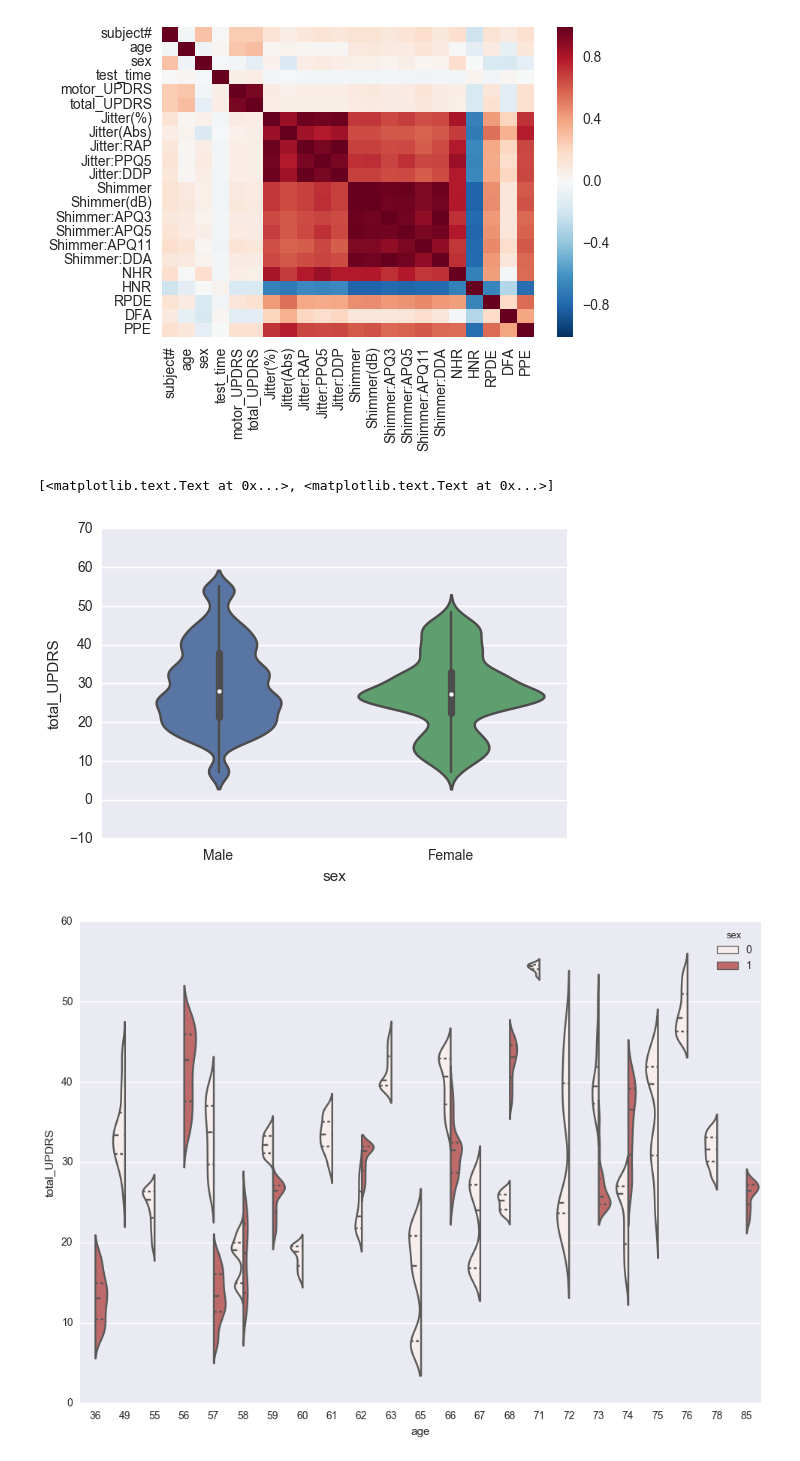
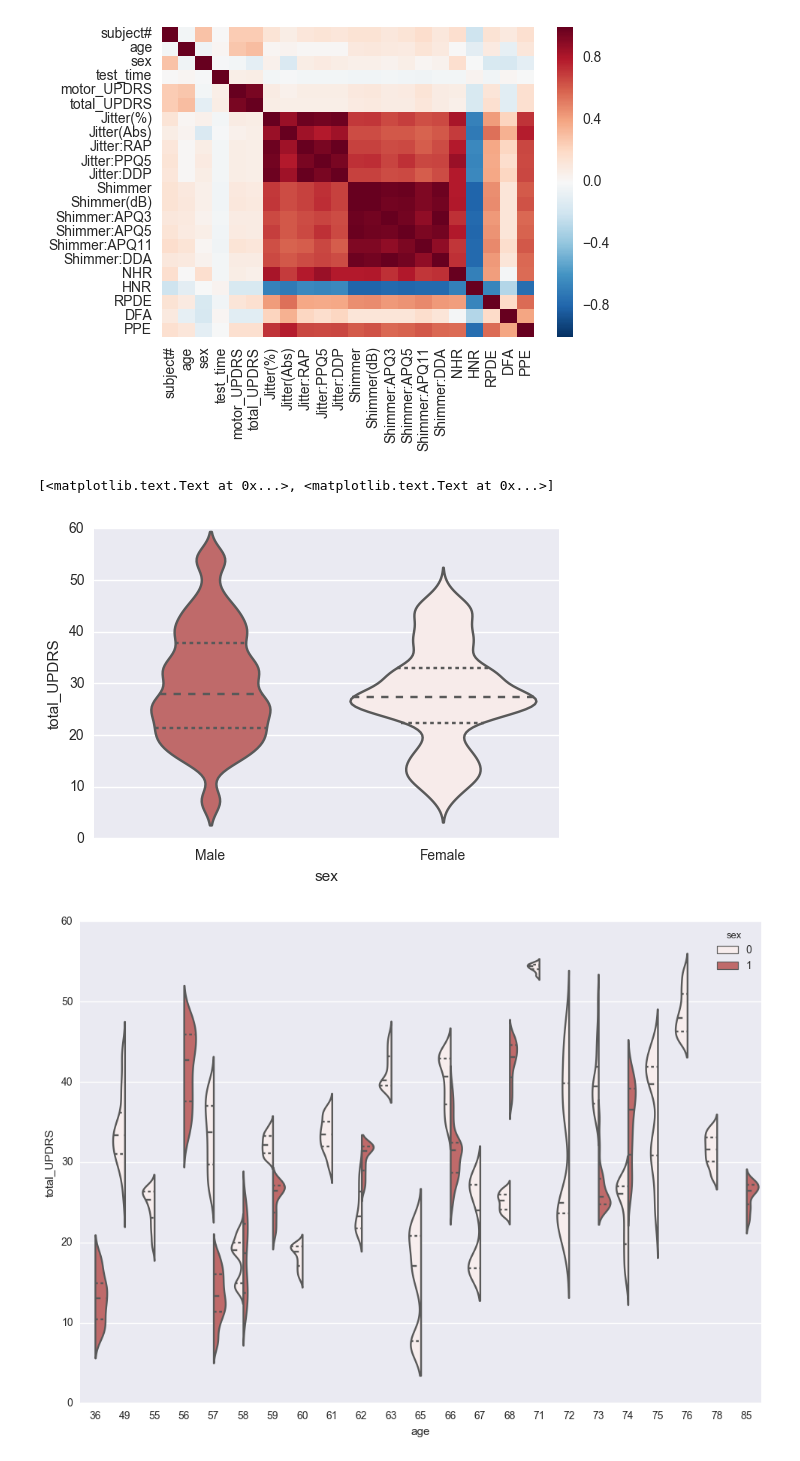
Before and after one commit to koelyl/Predict-Parkinsons, a Jupyter notebook: Parkinsons Prediction.ipynb, the cells around one changed output. Drawn from its saved outputs; the diff is of its cells as text; code cells hidden in the pictures.

Commit message:
Set violin plot colors by sex and add inner quartile markers

```diff
--- a/Parkinsons Prediction.ipynb
+++ b/Parkinsons Prediction.ipynb
@@ -128,9 +128,9 @@ sns.heatmap(corr)
 <matplotlib.axes._subplots.AxesSubplot at 0x...>
 [figure]
 # %%
-ax = sns.violinplot(x="sex", y="total_UPDRS", data=df)
+ax = sns.violinplot(x="sex", y="total_UPDRS",  bw=.2, palette={0: "#CD5C5C", 1: "#f9e9e8"}, inner="quartile", data=df)
 ax.set_xticklabels(['Male', 'Female'])
 # %% [output]
 [<matplotlib.text.Text at 0x...>, <matplotlib.text.Text at 0x...>]
-[figure, old version]
+[figure, new version]
 # %%
```
Also changed, not shown: parts of 1 cell of this notebook.
